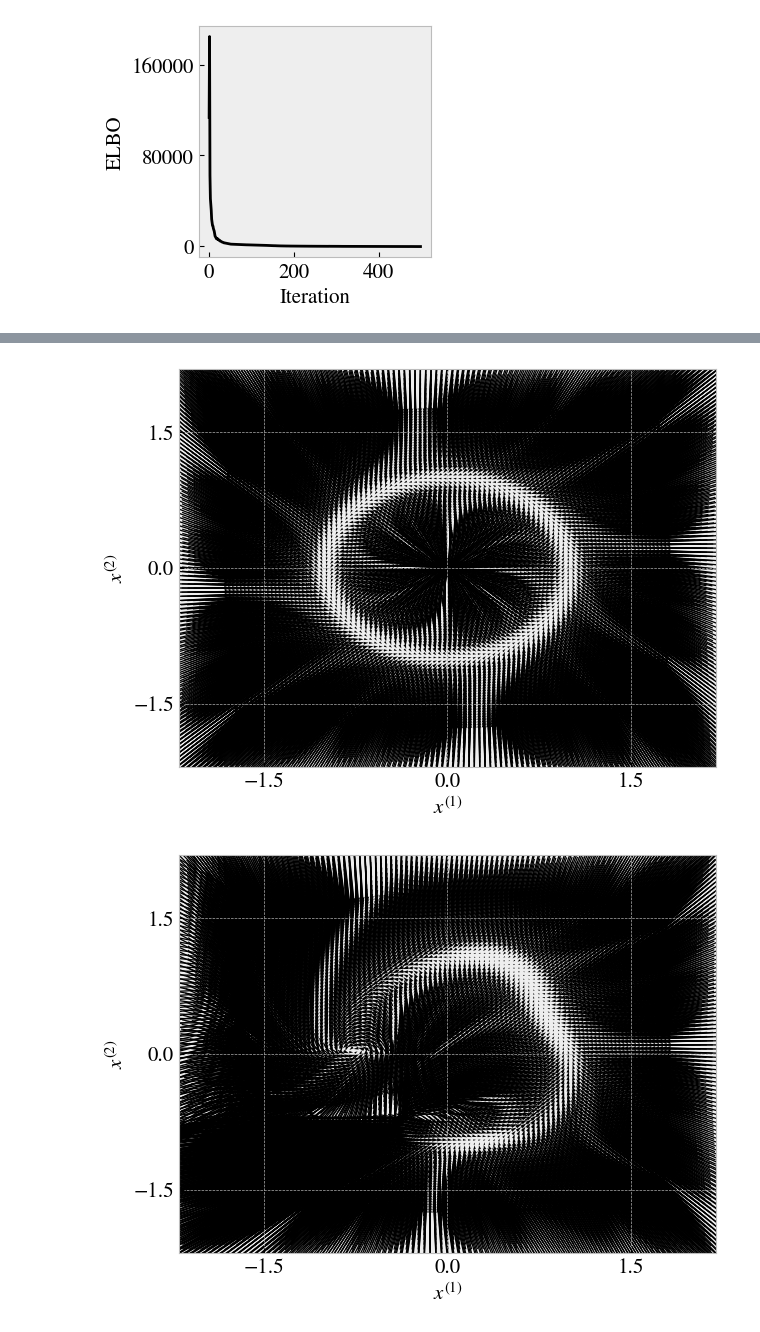
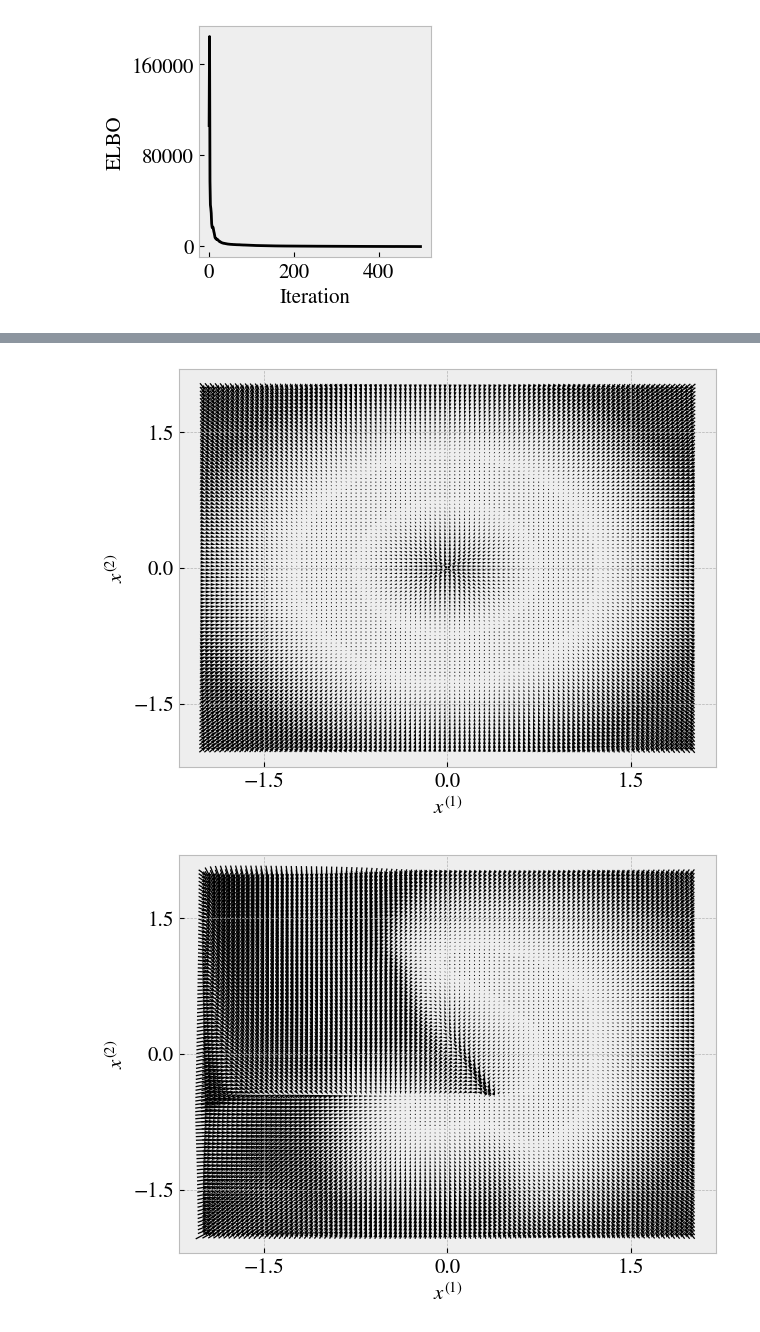
Before and after one commit to amin-nejat/issm, a Jupyter notebook: notebooks/demo_motor.ipynb, the cells around one changed output, grey strips where cells are left out. Cells and saved outputs as stored; diff of their text form; code cells hidden in the pictures.

Commit message:
Improved inference and visualization

```diff
--- a/notebooks/demo_motor.ipynb
+++ b/notebooks/demo_motor.ipynb
@@ -109,7 +104,7 @@ lds = models.LinearDynamics(D=N,M=N,initial=initial,params=lds_params,dt=dt)
 emission = models.NeuralNetEmission(N,N,key=k2,H=100)
 likelihood = models.NormalConditionalLikelihood(N,params=likelihood_params)
 joint = models.fLDS(lds,emission,likelihood)
-recognition = inference.AmortizedLSTM(D=N,N=N,M=N,key=k3,T=y.shape[1])
+recognition = inference.AmortizedLSTM(D=N,N=N,M=N,key=k3,T=y.shape[1],interventional=True)
 # %%
 # Fit the joint model and recognition model parameters
 
@@ -175,28 +170,28 @@ No artists with labels found to put in legend.  Note that artists whose label st
 # %%
 # Compare true and inferred flow fields
 
 def true_flow(y):
     sigma = system.pm['sigma']
     system.pm['sigma'] = 0
     x = system.inv_obs(y)
     dxdt = system.step(t=None,x=x,u=None)
     y_next = system.obs(x+dt*dxdt)
     system.pm['sigma'] = sigma
     return y_next-y
 
 def inferred_flow(y):
     shape = recognition.shape
     recognition.shape = (shape[0],y.shape[0],shape[2])
     x = recognition.posterior_mean(
         recognition.params,y,
         jnp.zeros(y.shape)
     )
     y_next = emission(emission.params,x)
     recognition.shape = shape
     return y_next-y
 
-visualizations.flow_2d(true_flow,scale=1e-1,xlim=[-2,2],ylim=[-2,2],n_points=100)
-visualizations.flow_2d(inferred_flow,scale=1e-1,xlim=[-2,2],ylim=[-2,2],n_points=100)
+visualizations.flow_2d(true_flow,scale=1e-2,xlim=[-2,2],ylim=[-2,2],n_points=100)
+visualizations.flow_2d(inferred_flow,scale=1e-2,xlim=[-2,2],ylim=[-2,2],n_points=100)
 # %% [output]
-[figure, old version]
+[figure, new version]
-[figure, old version]
+[figure, new version]
```
Also changed, not shown: parts of 4 cells of this notebook, 4 other files.
